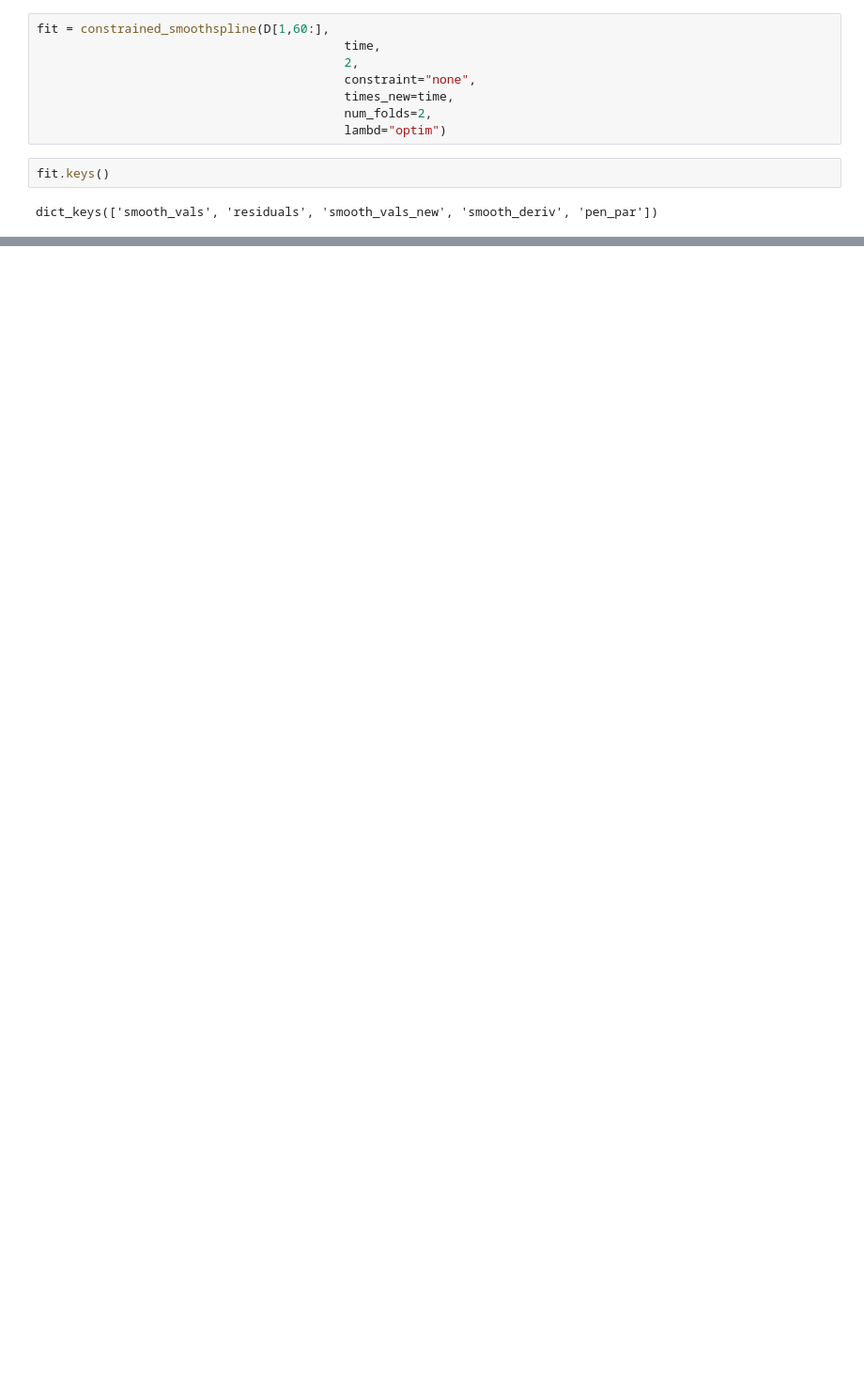
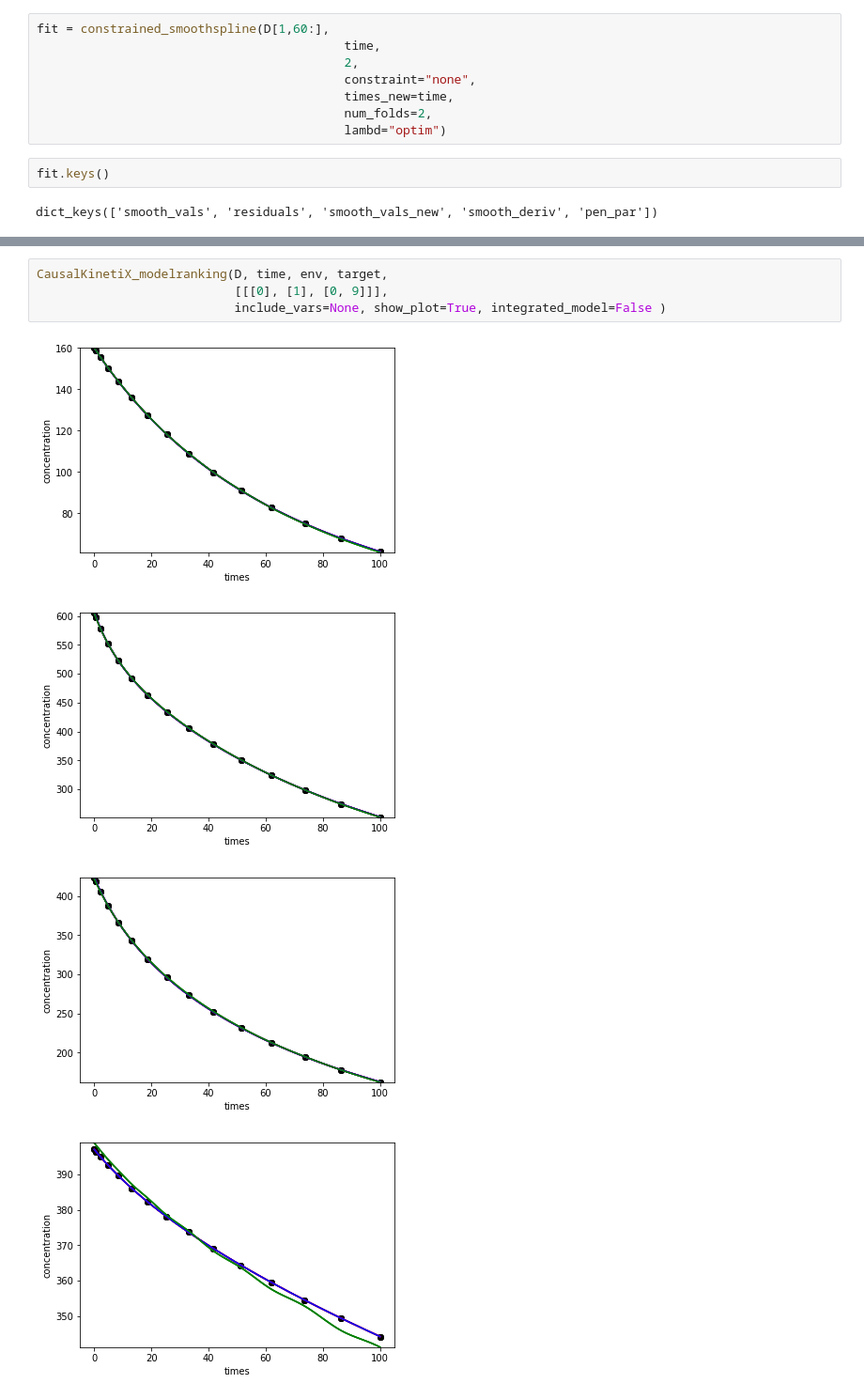
Before and after one commit to NiklasPfister/CausalKinetiX-python, a Jupyter notebook: dev/examples.ipynb, the cells around one changed output, grey strips where cells are left out. Shown: that part at 94% size. Drawn from its saved outputs; the diff is of its cells as text; blank space fills up the shorter version.

```diff
--- a/dev/examples.ipynb
+++ b/dev/examples.ipynb
@@ -85,0 +165,9 @@ plt.plot(fit["smooth_deriv"])
+# %%
+CausalKinetiX_modelranking(D, time, env, target,
+                           [[[0], [1], [0, 9]]],
+                           include_vars=None, show_plot=True, integrated_model=False )
+# %% [output]
+[figure, added]
+[figure, added]
+[figure, added]
+[figure, added]
```
Also changed, not shown: parts of 15 cells of this notebook, 2 other files.
